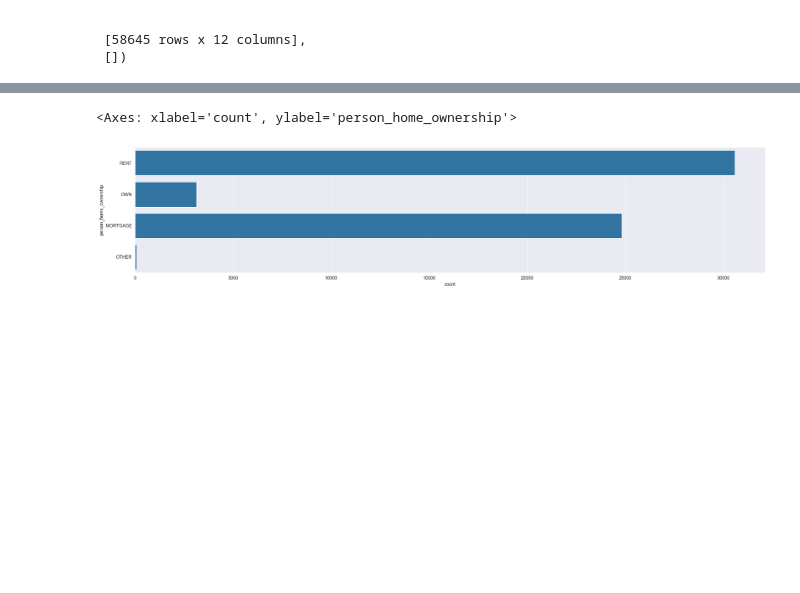
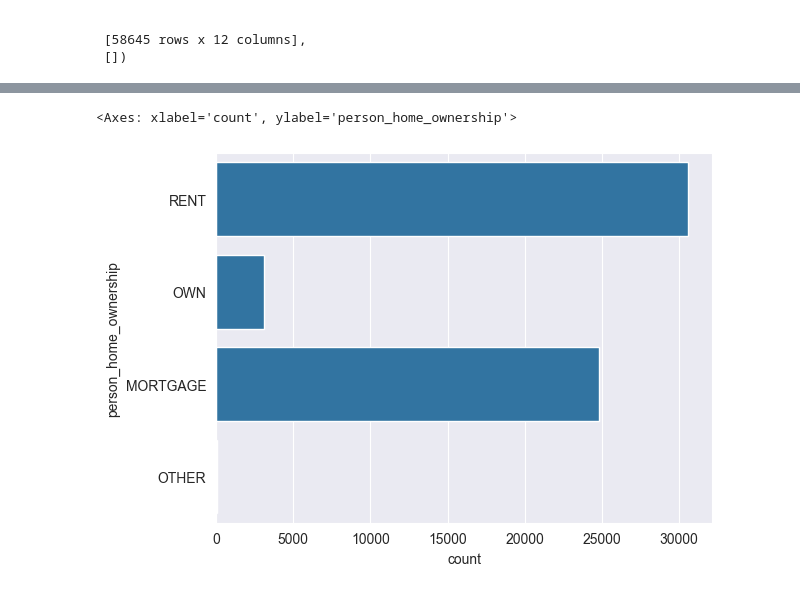
Before and after one commit to jasonwj96/kaggle-projects, a Jupyter notebook: Loan Approval Prediction.ipynb, the cells around one changed output, grey strips where cells are left out. Drawn from its saved outputs; the diff is of its cells as text; code cells hidden in the pictures; blank space fills up the shorter version.

```diff
--- a/Loan Approval Prediction.ipynb
+++ b/Loan Approval Prediction.ipynb
@@ -86,6 +102,5 @@ This is  18.259408017710726 % of the initial size
 # %%
-plt.figure(figsize=(25, 5))
 sns.countplot(train_df['person_home_ownership'])
 # %% [output]
 <Axes: xlabel='count', ylabel='person_home_ownership'>
-[figure, old version]
+[figure, new version]
```
Also changed, not shown: parts of 15 cells of this notebook.
